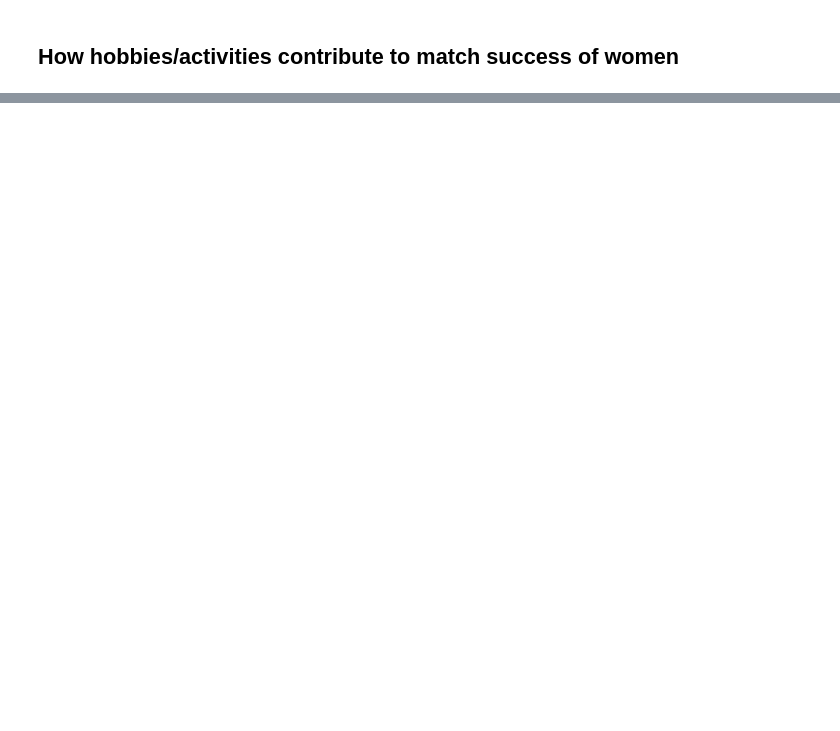
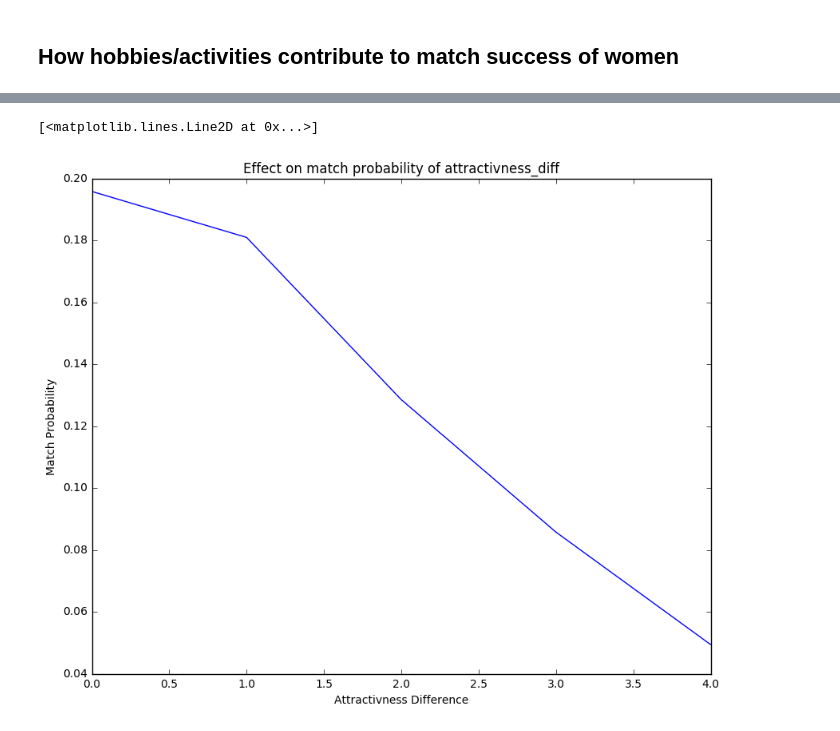
Before and after one commit to magescher/DataScience_SpeedDatingExperiment, a Jupyter notebook: SpeedDating.ipynb, the cells around one changed output, grey strips where cells are left out. Drawn from its saved outputs; the diff is of its cells as text; code cells hidden in the pictures; blank space fills up the shorter version.

```diff
--- a/SpeedDating.ipynb
+++ b/SpeedDating.ipynb
@@ -275,6 +263,7 @@ for x in range(1,553):
     lookup.loc[x]['fun_o']=np.nanmean(df.loc[df["iid"]==x]["fun_o"])
     lookup.loc[x]['amb_o']=np.nanmean(df.loc[df["iid"]==x]["amb_o"])
     lookup.loc[x]['shar_o']=np.nanmean(df.loc[df["iid"]==x]["shar_o"])
+    lookup.loc[x]['expnum']=np.nanmean(df.loc[df["iid"]==x]["expnum"])
 # %%
 lookup=lookup.dropna(axis=1,how="all")
 lookup=lookup.fillna(lookup.mean())
@@ -469,0 +439,7 @@ lookup.head(20)
+# %%
+for index, row in df.iterrows():
+    attractivness_diff=abs(lookup.loc[row["iid"]]["attr_o"]-lookup.loc[row["pid"]]["attr_o"])
+    age_diff=abs(row["age"]-row["age_o"])
+    df.set_value(index,"attractiveness_diff",attractivness_diff)
+    df.set_value(index,"age_diff",age_diff)
+df.head()
@@ -469,0 +502,19 @@ lookup.head(20)
+# %%
+test_person=df[["imprace","imprelig","attr_o","sinc_o","fun_o","amb_o","like_o","prob_o","age_diff","attractiveness_diff"]].iloc[0]
+x=[]
+y=[]
+for j in range (0,5):
+    avg=0
+    for i in range (0,8377):
+        test_person=df[["imprace","imprelig","attr_o","sinc_o","fun_o","amb_o","like_o","prob_o","age_diff","attractiveness_diff"]].iloc[i]
+        test_person["attractiveness_diff"]=j
+        avg=avg+gb.predict_proba(test_person.reshape(1,-1))[0][1]
+    y.append(float(avg/8377))
+    x.append(j)
+plt.title("Effect on match probability of attractivness_diff")
+plt.xlabel("Attractivness Difference")
+plt.ylabel("Match Probability")
+plt.plot(x,y)
+# %% [output]
+[<matplotlib.lines.Line2D at 0x...>]
+[figure, added]
```
Also changed, not shown: parts of 20 cells of this notebook.
